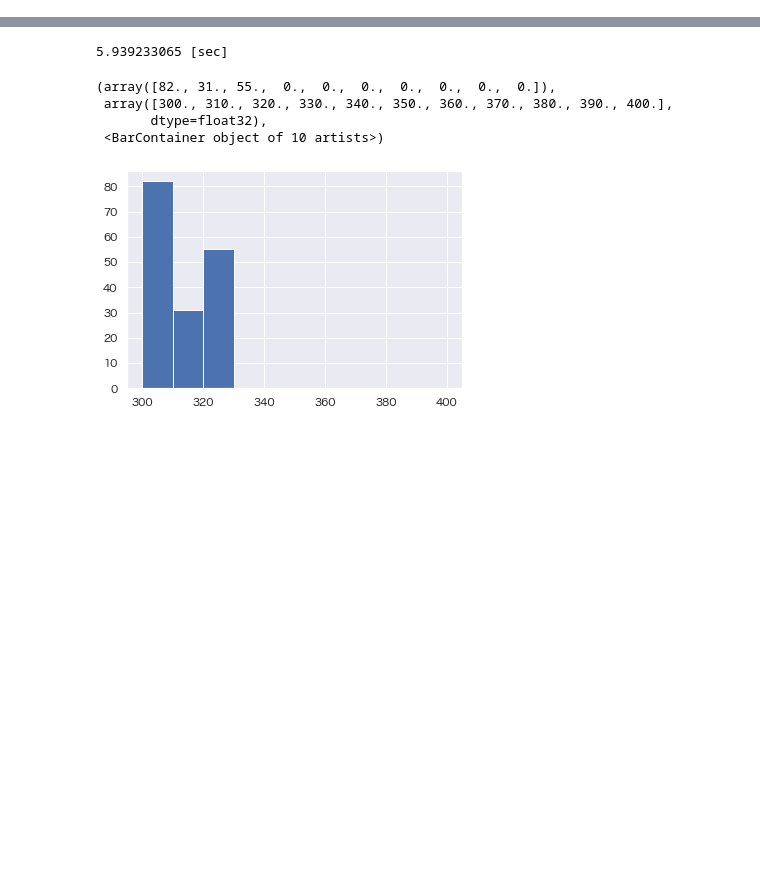
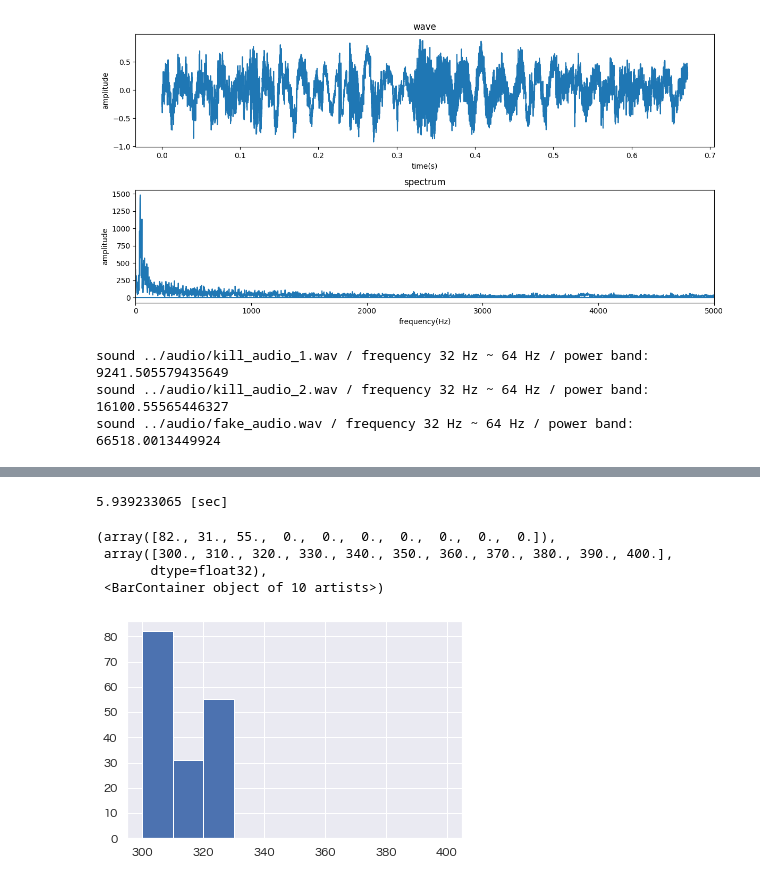
Before and after one commit to te260ku/pop1-kill-extractor, a Jupyter notebook: dev/audio_analysis.ipynb, the cells around one changed output, grey strips where cells are left out. Saved outputs shown, nothing was run; the diff lists cells and outputs as text; code cells hidden in the pictures; blank space fills up the shorter version.

```diff
--- a/dev/audio_analysis.ipynb
+++ b/dev/audio_analysis.ipynb
@@ -0,0 +42,63 @@
+# %%
+# ターゲット効果音のファイル名
+target_sound_file = "../audio/kill_audio_2.wav"
+# target_sound_file = "../audio/fake_audio.wav"
+
+# ターゲット効果音の読み込み
+target_sound, sr_target = librosa.load(target_sound_file, sr=None)
+
+# 効果音の時間軸を生成
+time = np.arange(0, len(target_sound)) / sr_target
+
+# 効果音のフーリエ変換を計算
+fft_result = np.fft.fft(target_sound)
+frequencies = np.fft.fftfreq(len(fft_result), 1.0 / sr_target)
+
+# フーリエ変換結果をプロット
+plt.figure(figsize=(12, 6))
+plt.subplot(2, 1, 1)
+plt.plot(time, target_sound)
+plt.title('wave')
+plt.xlabel('time(s)')
+plt.ylabel('amplitude')
+
+plt.subplot(2, 1, 2)
+plt.plot(frequencies, np.abs(fft_result))
+plt.title('spectrum')
+plt.xlabel('frequency(Hz)')
+plt.ylabel('amplitude')
+plt.xlim(0, 5000)  # 表示する周波数範囲を設定（例：0 Hzから5000 Hzまで）
+
+plt.tight_layout()
+plt.show()
+# %% [output]
+[figure, added]
+# %%
+def calc_power_band(target_sound_file):
+    # ターゲット効果音の読み込み
+    target_sound, sr_target = librosa.load(target_sound_file, sr=None)
+
+    # 効果音のフーリエ変換を計算
+    fft_result = np.fft.fft(target_sound)
+    frequencies = np.fft.fftfreq(len(fft_result), 1.0 / sr_target)
+
+    # 計算する周波数帯域の範囲（例：100 Hzから1000 Hz）
+    min_freq = 32
+    max_freq = 64
+
+    # 指定した周波数帯域内の振幅を抽出
+    power_band_indices = np.where((frequencies >= min_freq) & (frequencies <= max_freq))
+    power_band_amplitudes = np.abs(fft_result[power_band_indices])
+
+    # パワーバンド（振幅の合計）を計算
+    power_band = np.sum(power_band_amplitudes)
+
+    print(f"sound {target_sound_file} / frequency {min_freq} Hz ~ {max_freq} Hz / power band: {power_band}")
+
+calc_power_band("../audio/kill_audio_1.wav")
+calc_power_band("../audio/kill_audio_2.wav")
+calc_power_band("../audio/fake_audio.wav")
+# %% [output]
+sound ../audio/kill_audio_1.wav / frequency 32 Hz ~ 64 Hz / power band: 9241.505579435649
+sound ../audio/kill_audio_2.wav / frequency 32 Hz ~ 64 Hz / power band: 16100.55565446327
+sound ../audio/fake_audio.wav / frequency 32 Hz ~ 64 Hz / power band: 66518.0013449924
```
Also changed, not shown: parts of 7 cells of this notebook, 1 other file.
